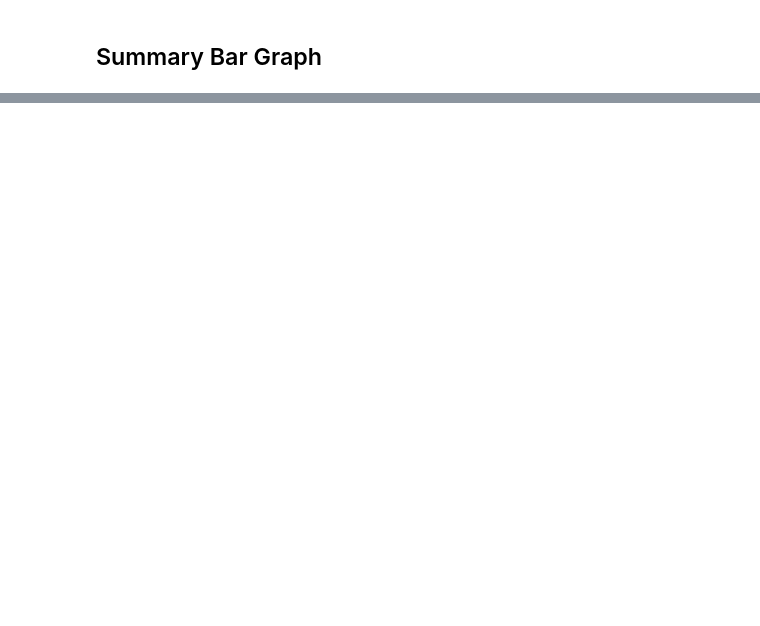
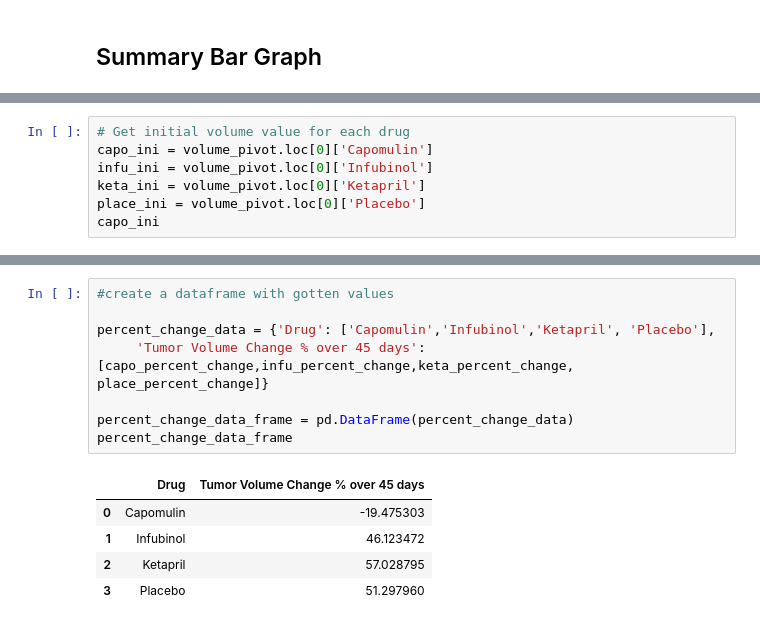
Before and after one commit to lasantanag/matplotlib-challenge, a Jupyter notebook: las_ipynb.ipynb, the cells around one changed output, grey strips where cells are left out. Saved outputs shown, nothing was run; the diff lists cells and outputs as text; blank space fills up the shorter version.

```diff
--- a/las_ipynb.ipynb
+++ b/las_ipynb.ipynb
@@ -412,0 +387,7 @@ fig.show()
+# %%
+# Get initial volume value for each drug
+capo_ini = volume_pivot.loc[0]['Capomulin']
+infu_ini = volume_pivot.loc[0]['Infubinol']
+keta_ini = volume_pivot.loc[0]['Ketapril']
+place_ini = volume_pivot.loc[0]['Placebo']
+capo_ini
@@ -412,0 +415,14 @@ fig.show()
+# %%
+#create a dataframe with gotten values
+
+percent_change_data = {'Drug': ['Capomulin','Infubinol','Ketapril', 'Placebo'],
+     'Tumor Volume Change % over 45 days':[capo_percent_change,infu_percent_change,keta_percent_change, place_percent_change]}
+
+percent_change_data_frame = pd.DataFrame(percent_change_data)
+percent_change_data_frame
+# %% [output]
+|  | Drug | Tumor Volume Change % over 45 days |
+| 0 | Capomulin | -19.475303 |
+| 1 | Infubinol | 46.123472 |
+| 2 | Ketapril | 57.028795 |
+| 3 | Placebo | 51.297960 |
```
Also changed, not shown: parts of 14 cells of this notebook, 2 other files.
